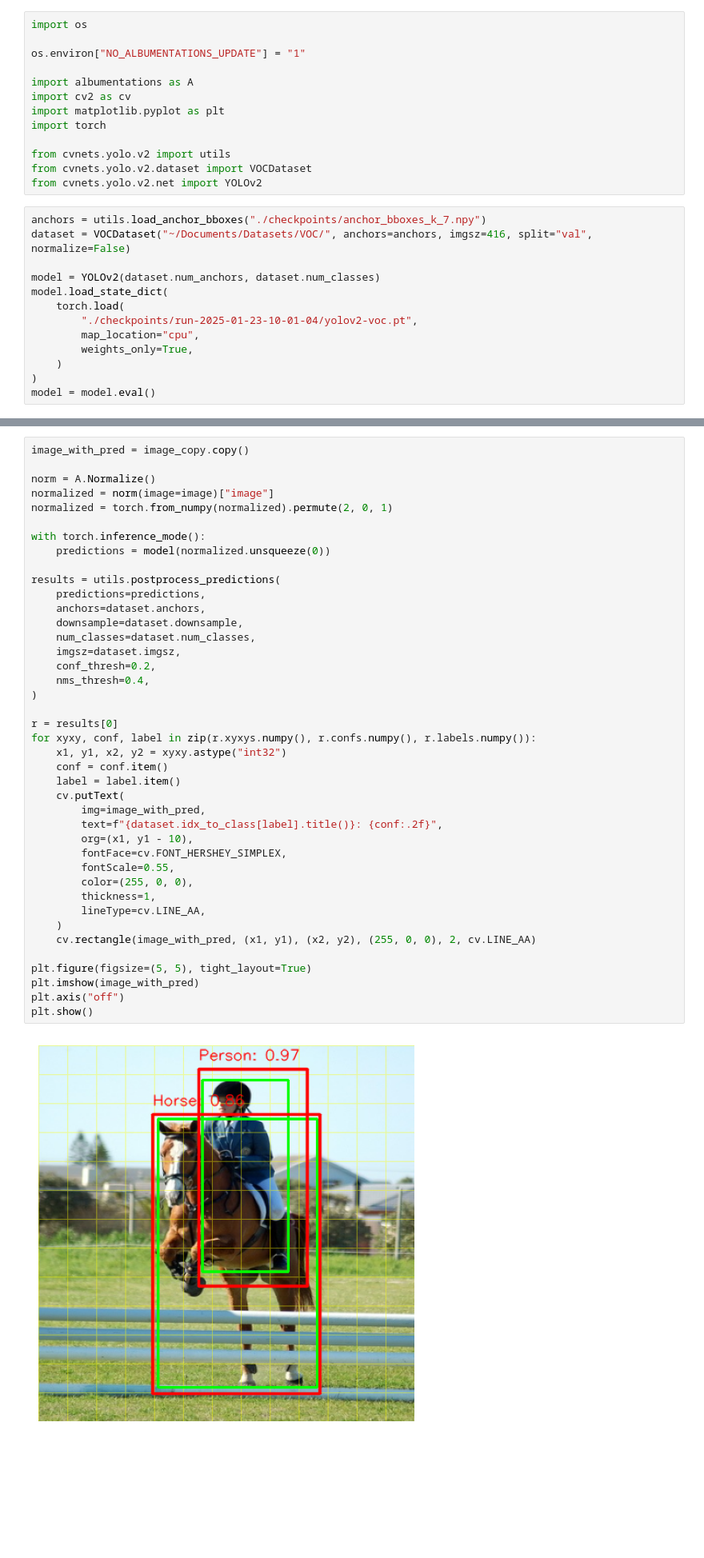
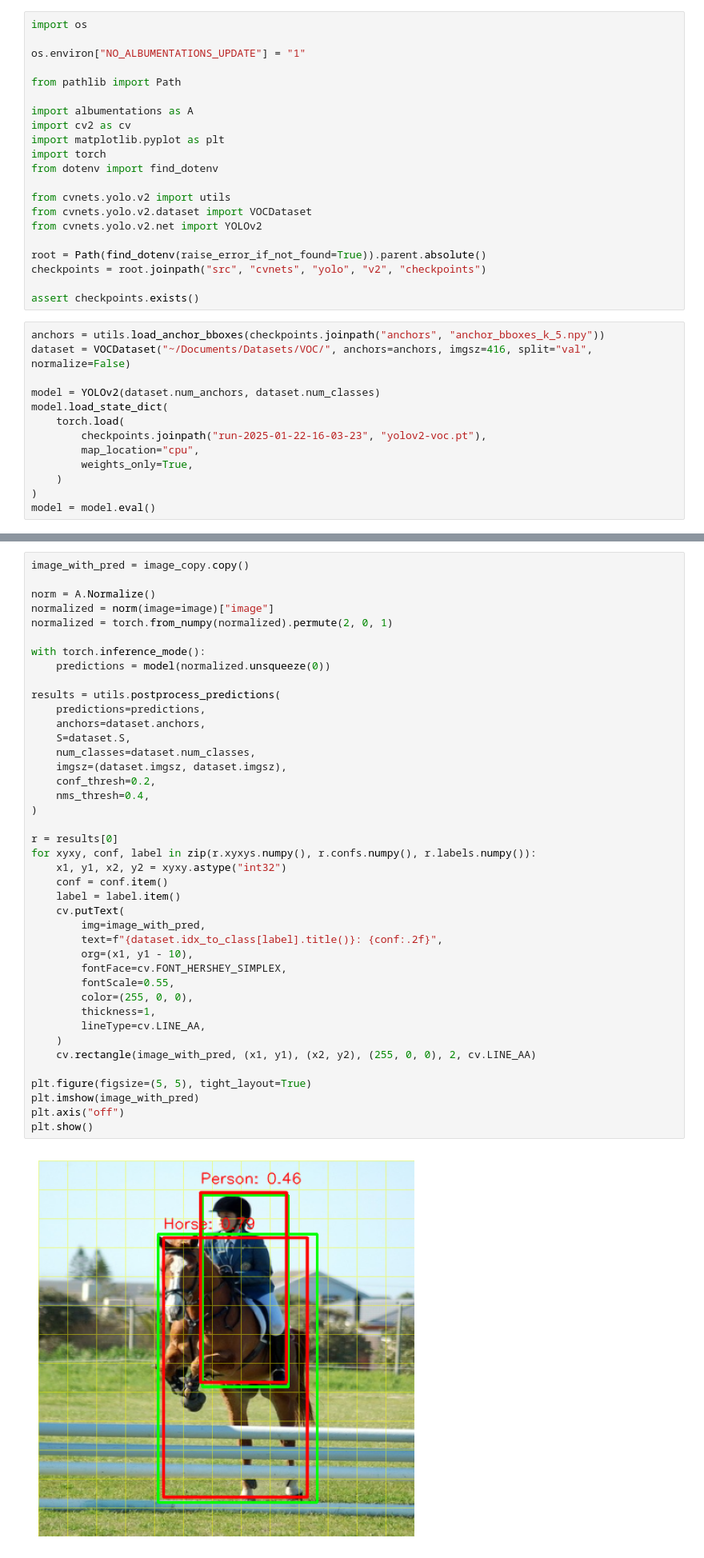
Before and after one commit to mateuszk098/neural-nets, a Jupyter notebook: notebooks/yolo/v2/infer.ipynb, the cells around one changed output, grey strips where cells are left out. Shown at 80% size. Saved outputs shown, nothing was run; the diff lists cells and outputs as text; blank space fills up the shorter version.

```diff
--- a/notebooks/yolo/v2/infer.ipynb
+++ b/notebooks/yolo/v2/infer.ipynb
@@ -3,22 +3,30 @@ import os
 
 os.environ["NO_ALBUMENTATIONS_UPDATE"] = "1"
 
+from pathlib import Path
+
 import albumentations as A
 import cv2 as cv
 import matplotlib.pyplot as plt
 import torch
+from dotenv import find_dotenv
 
 from cvnets.yolo.v2 import utils
 from cvnets.yolo.v2.dataset import VOCDataset
 from cvnets.yolo.v2.net import YOLOv2
+
+root = Path(find_dotenv(raise_error_if_not_found=True)).parent.absolute()
+checkpoints = root.joinpath("src", "cvnets", "yolo", "v2", "checkpoints")
+
+assert checkpoints.exists()
 # %%
-anchors = utils.load_anchor_bboxes("./checkpoints/anchor_bboxes_k_7.npy")
+anchors = utils.load_anchor_bboxes(checkpoints.joinpath("anchors", "anchor_bboxes_k_5.npy"))
 dataset = VOCDataset("~/Documents/Datasets/VOC/", anchors=anchors, imgsz=416, split="val", normalize=False)
 
 model = YOLOv2(dataset.num_anchors, dataset.num_classes)
 model.load_state_dict(
     torch.load(
-        "./checkpoints/run-2025-01-23-10-01-04/yolov2-voc.pt",
+        checkpoints.joinpath("run-2025-01-22-16-03-23", "yolov2-voc.pt"),
         map_location="cpu",
         weights_only=True,
     )
@@ -62,33 +70,33 @@ with torch.inference_mode():
 results = utils.postprocess_predictions(
     predictions=predictions,
     anchors=dataset.anchors,
-    downsample=dataset.downsample,
+    S=dataset.S,
     num_classes=dataset.num_classes,
-    imgsz=dataset.imgsz,
+    imgsz=(dataset.imgsz, dataset.imgsz),
     conf_thresh=0.2,
     nms_thresh=0.4,
 )
 
 r = results[0]
 for xyxy, conf, label in zip(r.xyxys.numpy(), r.confs.numpy(), r.labels.numpy()):
     x1, y1, x2, y2 = xyxy.astype("int32")
     conf = conf.item()
     label = label.item()
     cv.putText(
         img=image_with_pred,
         text=f"{dataset.idx_to_class[label].title()}: {conf:.2f}",
         org=(x1, y1 - 10),
         fontFace=cv.FONT_HERSHEY_SIMPLEX,
         fontScale=0.55,
         color=(255, 0, 0),
         thickness=1,
         lineType=cv.LINE_AA,
     )
     cv.rectangle(image_with_pred, (x1, y1), (x2, y2), (255, 0, 0), 2, cv.LINE_AA)
 
 plt.figure(figsize=(5, 5), tight_layout=True)
 plt.imshow(image_with_pred)
 plt.axis("off")
 plt.show()
 # %% [output]
-[figure, old version]
+[figure, new version]
```
Also changed, not shown: 2 other files.
